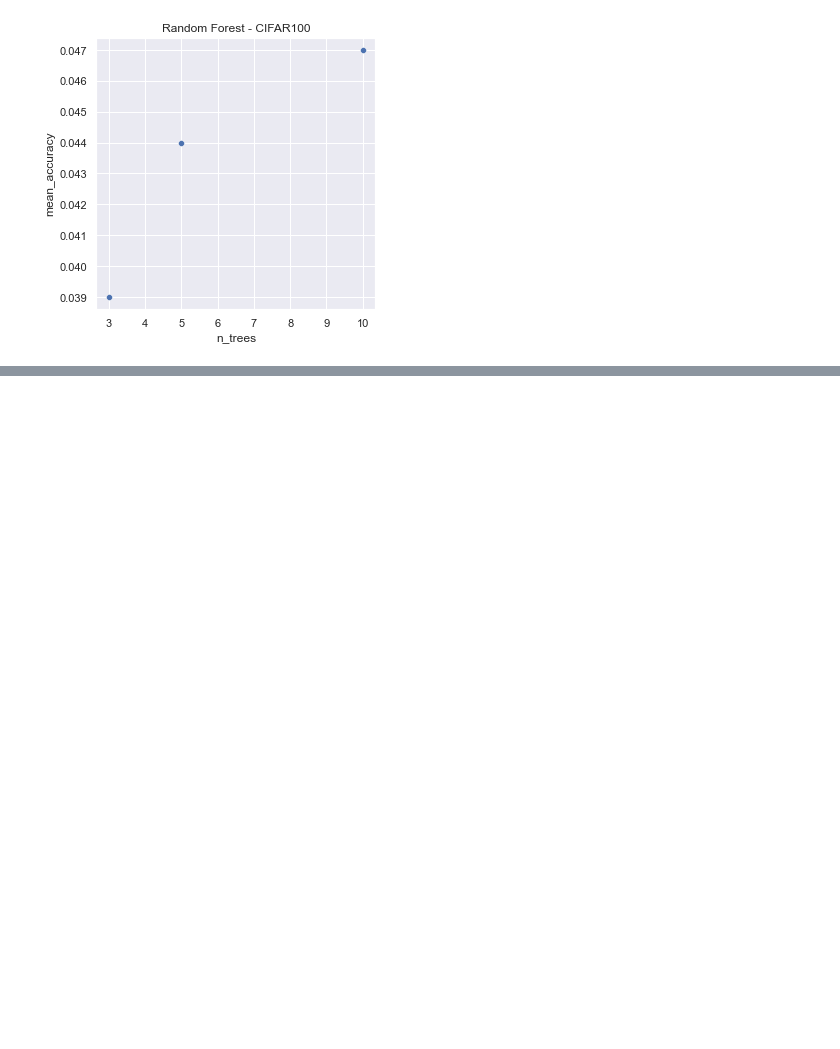
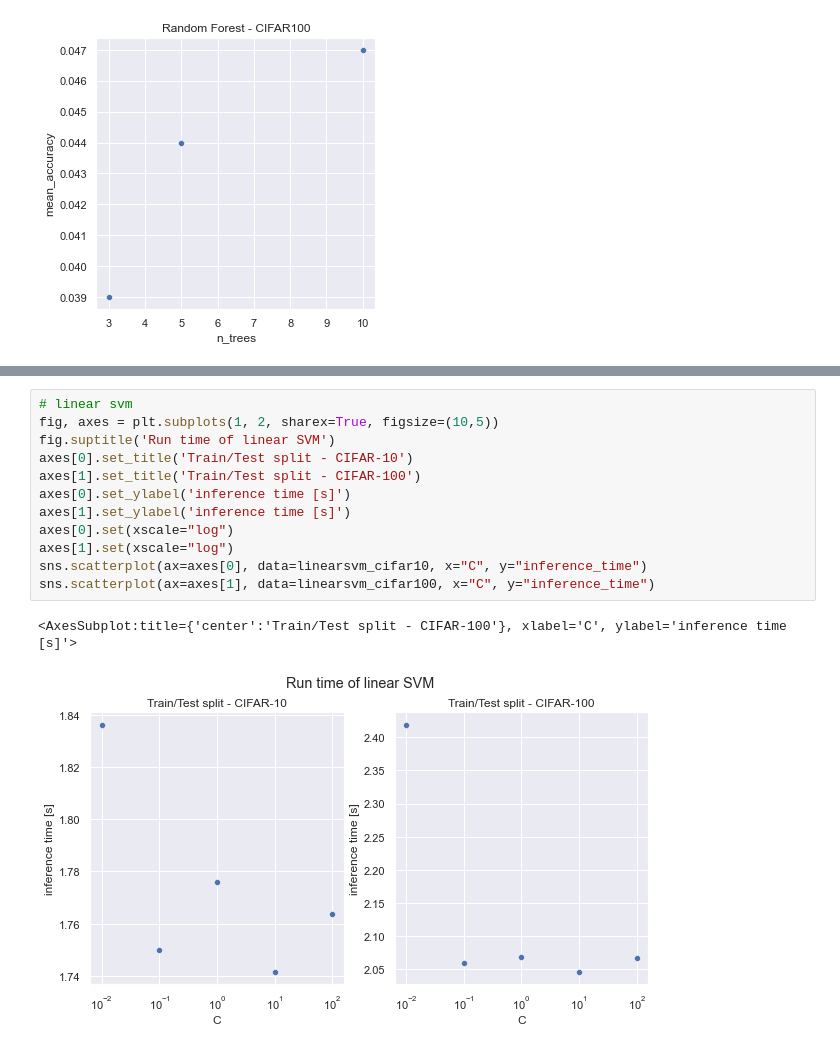
Before and after one commit to mincule/Advanced-Machine-Learning-CW, a Jupyter notebook: analysing_models.ipynb, the cells around one changed output, grey strips where cells are left out. Drawn from its saved outputs; the diff is of its cells as text; blank space fills up the shorter version.

```diff
--- a/analysing_models.ipynb
+++ b/analysing_models.ipynb
@@ -703,0 +821,15 @@ mean_accuracy:  0.047
+# %%
+# linear svm
+fig, axes = plt.subplots(1, 2, sharex=True, figsize=(10,5))
+fig.suptitle('Run time of linear SVM')
+axes[0].set_title('Train/Test split - CIFAR-10')
+axes[1].set_title('Train/Test split - CIFAR-100')
+axes[0].set_ylabel('inference time [s]')
+axes[1].set_ylabel('inference time [s]')
+axes[0].set(xscale="log")
+axes[1].set(xscale="log")
+sns.scatterplot(ax=axes[0], data=linearsvm_cifar10, x="C", y="inference_time")
+sns.scatterplot(ax=axes[1], data=linearsvm_cifar100, x="C", y="inference_time")
+# %% [output]
+<AxesSubplot:title={'center':'Train/Test split - CIFAR-100'}, xlabel='C', ylabel='inference time [s]'>
+[figure, added]
```
Also changed, not shown: parts of 19 cells of this notebook.
